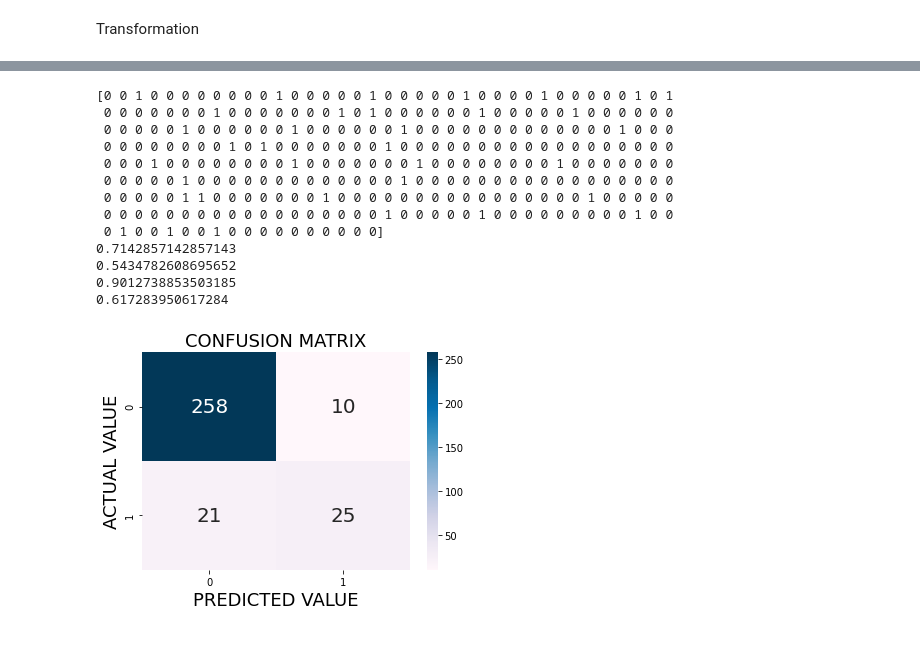
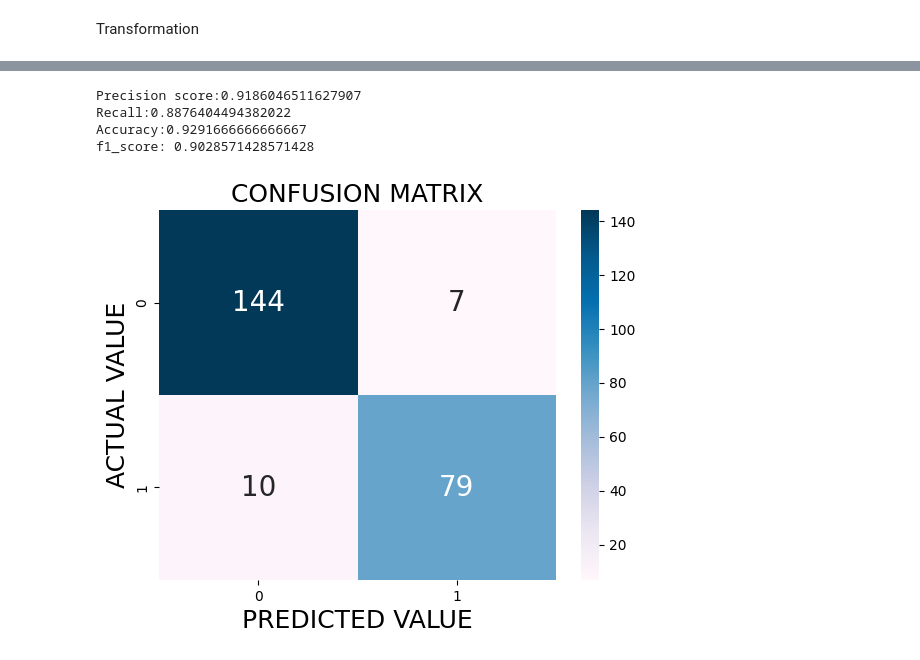
Before and after one commit to INFO523-Fall25-101-201/final-project-taiwo-osunrinde-solo, a Jupyter notebook: Final_Project.ipynb, the cells around one changed output, grey strips where cells are left out. Cells and saved outputs as stored; diff of their text form; code cells hidden in the pictures.

```diff
--- a/Final_Project.ipynb
+++ b/Final_Project.ipynb
@@ -360,53 +238,46 @@ df
 # %%
-from sklearn.pipeline import Pipeline
-from sklearn.preprocessing import PolynomialFeatures
-from sklearn.ensemble import GradientBoostingClassifier
-from sklearn.model_selection import train_test_split
-from sklearn.metrics import accuracy_score,precision_score, recall_score,f1_score, confusion_matrix, classification_report
 #constructing my pipeline
-X_train, X_val, y_train, y_val = train_test_split(X, y, test_size=.2, random_state=99)
-
-Lrt=GradientBoostingClassifier()
-Polynomial_f=PolynomialFeatures()
+rfc=rf()
+lr=lg()
 Scaler=StandardScaler()
 
+# Combine LogisticRegression and RandomForest in a VotingClassifier
+voting = VotingClassifier(estimators=[('lr', lr), ('rf', rfc)], voting='soft')
+pipe = Pipeline([('scaler', Scaler), ('classifier', voting)])
 
-pipe=Pipeline([('scaler', Scaler),
-               ('poly', Polynomial_f),
-               ('classifier', Lrt)
-              ])
+#split data into test and train
+X, y = data.drop("Diagnosis", axis = 1), data["Diagnosis"]
+
+#using stratified method to split the data into 80% train and 20% test
+
+Xtrain, Xtest, ytrain, ytest = train_test_split(X, y, test_size=0.2,
+                                                random_state=42,stratify=y)
+
+#using stratified method to split the train_data into 80% train and 20% test
+Xtrain1, Xval, ytrain1, yval = train_test_split(Xtrain, ytrain, test_size=0.2,
+                                                random_state=42,stratify=ytrain)
 # %%
 #using pipeline to fit my data
-pipe_fit=pipe.fit(X_train,y_train)
-pipe_predict=pipe_fit.predict(X_val)
-
-
-print(pipe_predict)
-print(precision_score(y_val, pipe_predict))
-print(recall_score(y_val, pipe_predict))
-print(accuracy_score(y_val,pipe_predict))
-print(f1_score(y_val, pipe_predict))
+pipe_fit=pipe.fit(Xtrain1,ytrain1)
+pipe_predict=pipe_fit.predict(Xval)
-# %% [output]
-[0 0 1 0 0 0 0 0 0 0 0 1 0 0 0 0 0 1 0 0 0 0 0 1 0 0 0 0 1 0 0 0 0 0 1 0 1
- 0 0 0 0 0 0 0 1 0 0 0 0 0 0 0 1 0 1 0 0 0 0 0 0 1 0 0 0 0 0 1 0 0 0 0 0 0
- 0 0 0 0 0 1 0 0 0 0 0 0 1 0 0 0 0 0 0 1 0 0 0 0 0 0 0 0 0 0 0 0 0 1 0 0 0
- 0 0 0 0 0 0 0 0 1 0 1 0 0 0 0 0 0 0 1 0 0 0 0 0 0 0 0 0 0 0 0 0 0 0 0 0 0
- 0 0 0 1 0 0 0 0 0 0 0 0 1 0 0 0 0 0 0 0 1 0 0 0 0 0 0 0 0 1 0 0 0 0 0 0 0
- 0 0 0 0 0 1 0 0 0 0 0 0 0 0 0 0 0 0 0 1 0 0 0 0 0 0 0 0 0 0 0 0 0 0 0 0 0
- 0 0 0 0 0 1 1 0 0 0 0 0 0 0 1 0 0 0 0 0 0 0 0 0 0 0 0 0 0 0 0 1 0 0 0 0 0
- 0 0 0 0 0 0 0 0 0 0 0 0 0 0 0 0 0 0 1 0 0 0 0 0 1 0 0 0 0 0 0 0 0 0 1 0 0
- 0 1 0 0 1 0 0 1 0 0 0 0 0 0 0 0 0 0]
-0.7142857142857143
-0.5434782608695652
-0.9012738853503185
-0.617283950617284
+# %%
+
+print(f'Precision score:{precision_score(yval, pipe_predict)}')
+print(f'Recall:{recall_score(yval, pipe_predict)}')
+print(f'Accuracy:{accuracy_score(yval,pipe_predict)}')
+print(f'f1_score: {f1_score(yval, pipe_predict)}')
+# %% [output]
+Precision score:0.9186046511627907
+Recall:0.8876404494382022
+Accuracy:0.9291666666666667
+f1_score: 0.9028571428571428
 # %%
-confusion_Matrix=confusion_matrix(y_val, pipe_predict)
+confusion_Matrix=confusion_matrix(yval, pipe_predict)
 sns.heatmap(confusion_Matrix,  cmap= 'PuBu', annot=True, fmt='g', annot_kws=    {'size':20})
 plt.xlabel('PREDICTED VALUE', fontsize=18)
 plt.ylabel('ACTUAL VALUE', fontsize=18)
 plt.title('CONFUSION MATRIX', fontsize=18)
 
 plt.show()
 # %% [output]
-[figure, old version]
+[figure, new version]
```
Also changed, not shown: parts of 45 cells of this notebook, 1 other file.
